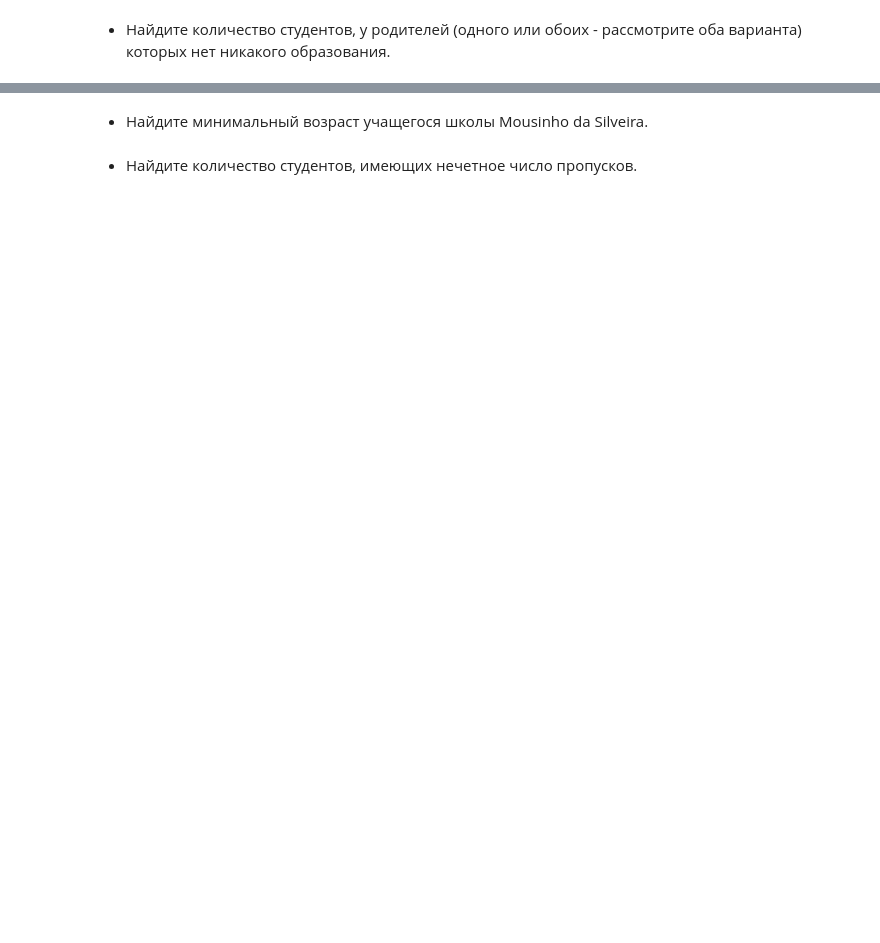
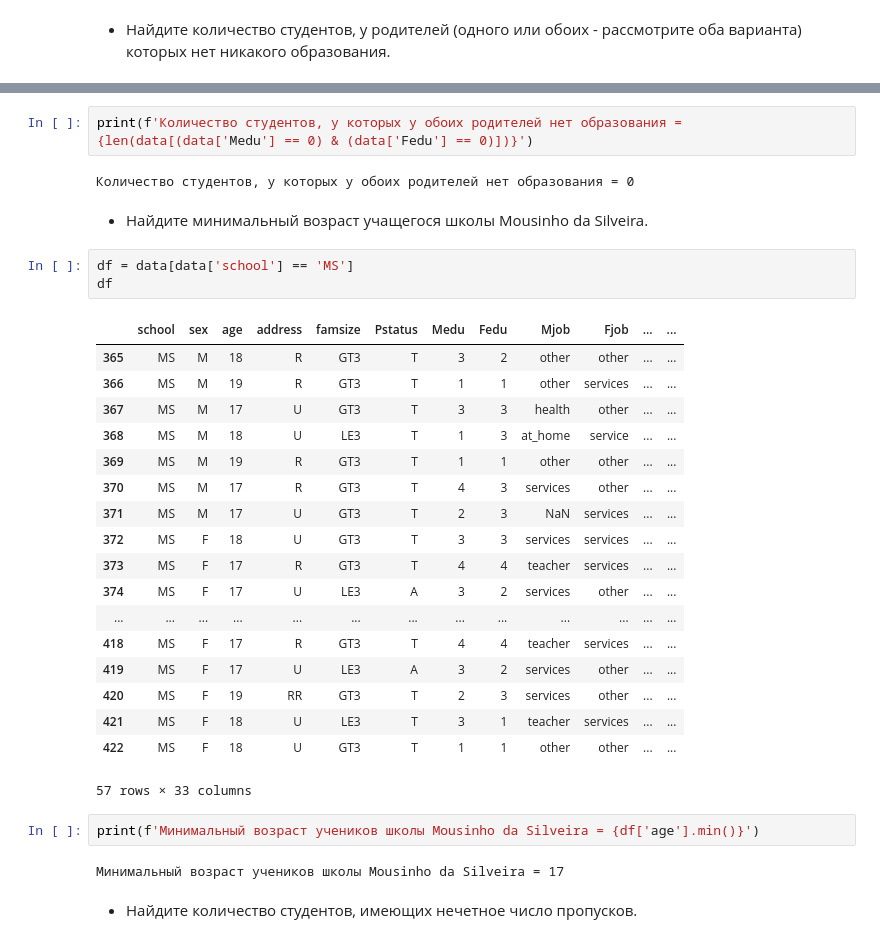
Before and after one commit to FessDemon/pim, a Jupyter notebook: python/Labs/Lab_Python_7_PMI_end.ipynb, the cells around one changed output, grey strips where cells are left out. Saved outputs shown, nothing was run; the diff lists cells and outputs as text; blank space fills up the shorter version.

```diff
--- a/python/Labs/Lab_Python_7_PMI_end.ipynb
+++ b/python/Labs/Lab_Python_7_PMI_end.ipynb
@@ -25,4 +189,34 @@ data = pd.read_csv('math_students.csv', delimiter=',')
+# %%
+print(f'Количество студентов, у которых у обоих родителей нет образования = {len(data[(data['Medu'] == 0) & (data['Fedu'] == 0)])}')
+# %% [output]
+Количество студентов, у которых у обоих родителей нет образования = 0
 # %% [markdown]
 * Найдите минимальный возраст учащегося школы Mousinho da Silveira.
+# %%
+df = data[data['school'] == 'MS']
+df
+# %% [output]
+|  | school | sex | age | address | famsize | Pstatus | Medu | Fedu | Mjob | Fjob | ... | ... |
+| 365 | MS | M | 18 | R | GT3 | T | 3 | 2 | other | other | ... | ... |
+| 366 | MS | M | 19 | R | GT3 | T | 1 | 1 | other | services | ... | ... |
+| 367 | MS | M | 17 | U | GT3 | T | 3 | 3 | health | other | ... | ... |
+| 368 | MS | M | 18 | U | LE3 | T | 1 | 3 | at_home | service | ... | ... |
+| 369 | MS | M | 19 | R | GT3 | T | 1 | 1 | other | other | ... | ... |
+| 370 | MS | M | 17 | R | GT3 | T | 4 | 3 | services | other | ... | ... |
+| 371 | MS | M | 17 | U | GT3 | T | 2 | 3 | NaN | services | ... | ... |
+| 372 | MS | F | 18 | U | GT3 | T | 3 | 3 | services | services | ... | ... |
+| 373 | MS | F | 17 | R | GT3 | T | 4 | 4 | teacher | services | ... | ... |
+| 374 | MS | F | 17 | U | LE3 | А | 3 | 2 | services | other | ... | ... |
+| ... | ... | ... | ... | ... | ... | ... | ... | ... | ... | ... | ... | ... |
+| 418 | MS | F | 17 | R | GT3 | T | 4 | 4 | teacher | services | ... | ... |
+| 419 | MS | F | 17 | U | LE3 | А | 3 | 2 | services | other | ... | ... |
+| 420 | MS | F | 19 | RR | GT3 | T | 2 | 3 | services | other | ... | ... |
+| 421 | MS | F | 18 | U | LE3 | T | 3 | 1 | teacher | services | ... | ... |
+| 422 | MS | F | 18 | U | GT3 | T | 1 | 1 | other | other | ... | ... |
+57 rows × 33 columns
+# %%
+print(f'Минимальный возраст учеников школы Mousinho da Silveira = {df['age'].min()}')
+# %% [output]
+Минимальный возраст учеников школы Mousinho da Silveira = 17
 # %% [markdown]
 * Найдите количество студентов, имеющих нечетное число пропусков.
```
Also changed, not shown: parts of 17 cells of this notebook, 6 other files.
